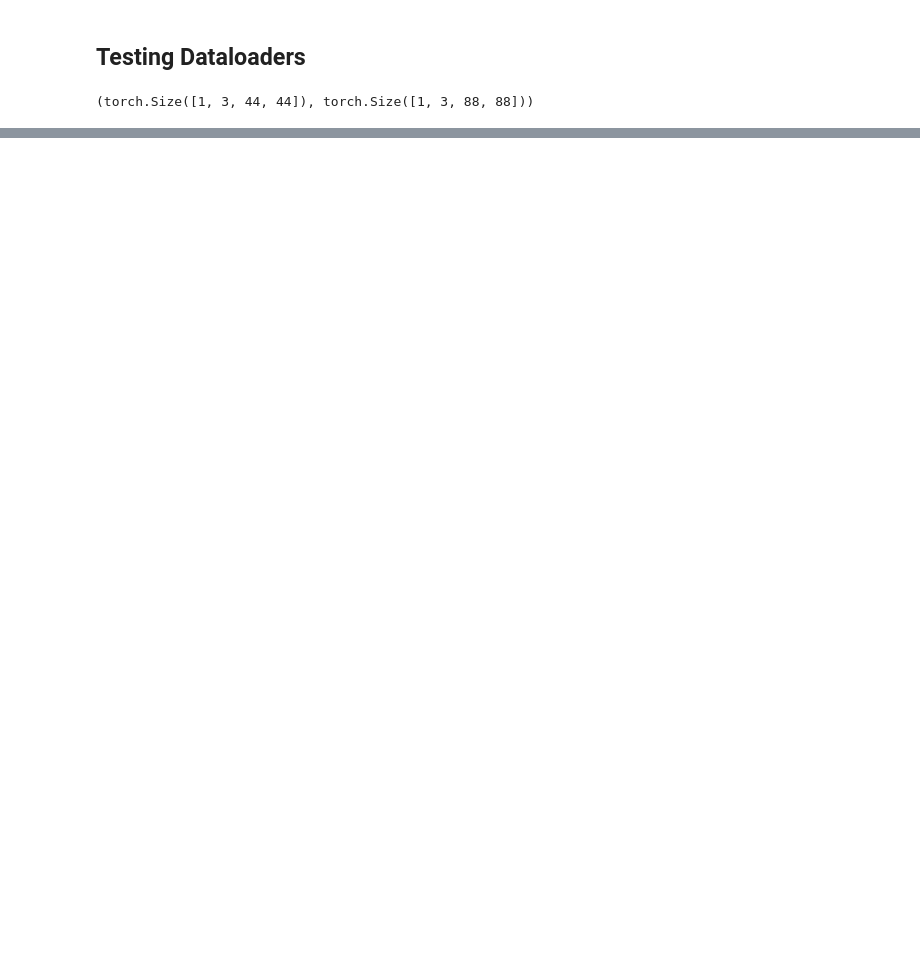
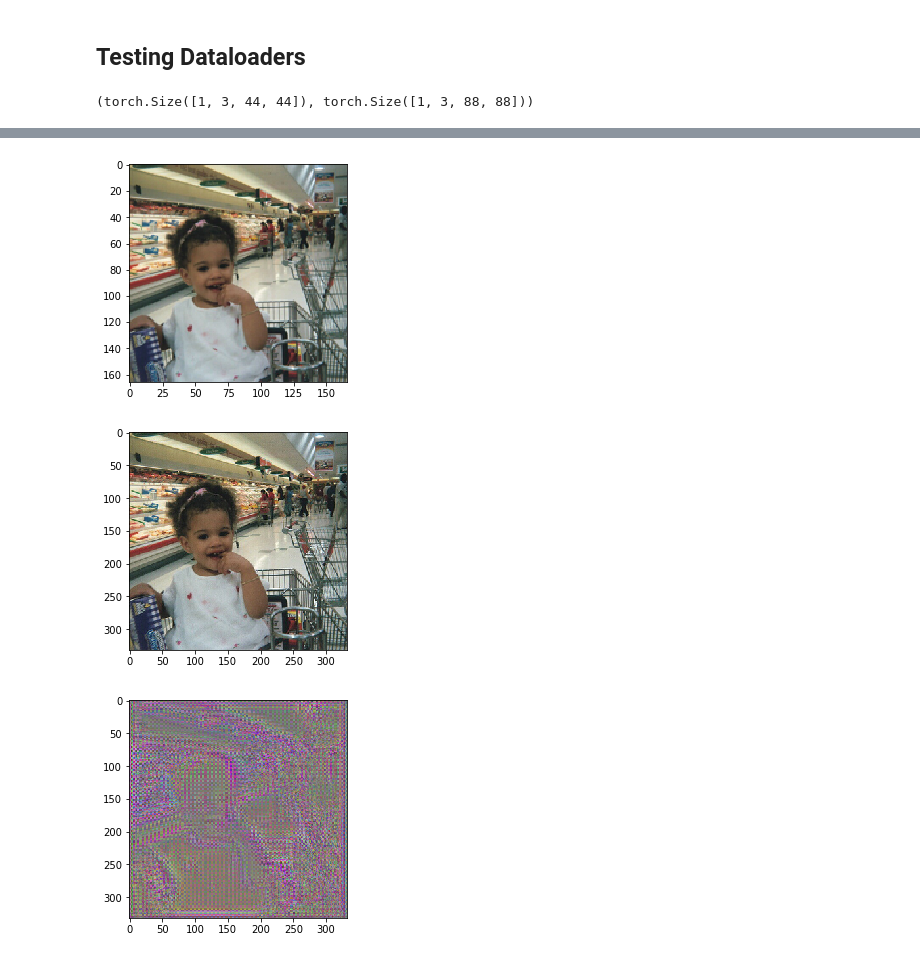
Before and after one commit to soumik12345/srgan-pytorch, a Jupyter notebook: Notebook_Test.ipynb, the cells around one changed output, grey strips where cells are left out. Drawn from its saved outputs; the diff is of its cells as text; code cells hidden in the pictures; blank space fills up the shorter version.

```diff
--- a/Notebook_Test.ipynb
+++ b/Notebook_Test.ipynb
@@ -104,0 +150,11 @@ plt.show()
+# %%
+plt.imshow(torchvision.transforms.ToPILImage()(torch.squeeze(val_lr)))
+plt.show()
+plt.imshow(torchvision.transforms.ToPILImage()(torch.squeeze(val_hr)))
+plt.show()
+plt.imshow(torchvision.transforms.ToPILImage()(torch.squeeze(val_sr)))
+plt.show()
+# %% [output]
+[figure, added]
+[figure, added]
+[figure, added]
```
Also changed, not shown: parts of 12 cells of this notebook.
